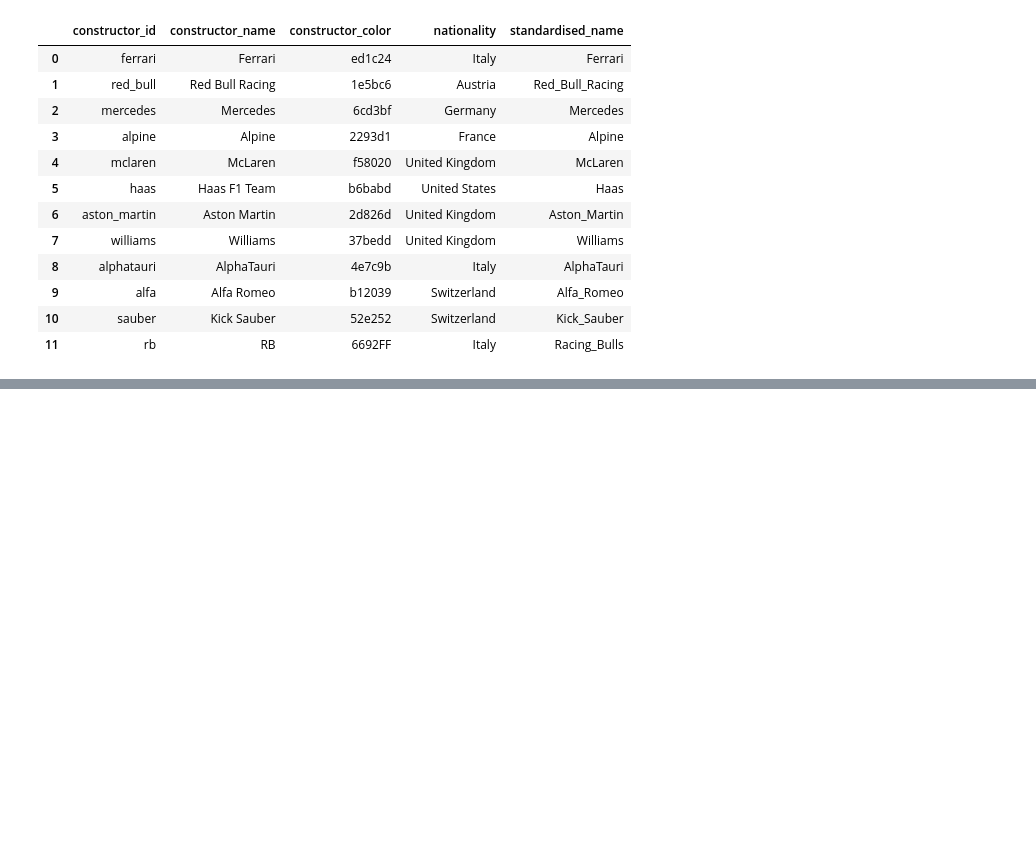
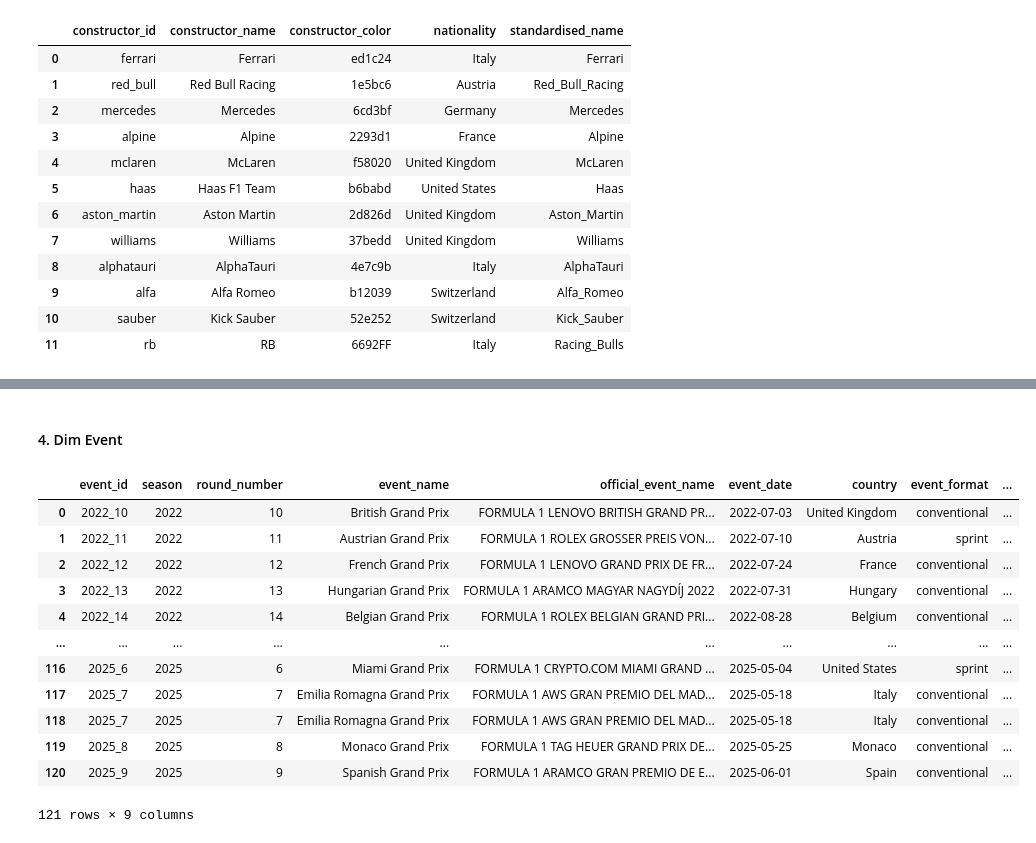
Before and after one commit to Mrityunjayyshukla/Formula-1-Race-Strategy-Intelligence-Platform, a Jupyter notebook: data_modelling.ipynb, the cells around one changed output, grey strips where cells are left out. Drawn from its saved outputs; the diff is of its cells as text; code cells hidden in the pictures; blank space fills up the shorter version.

```diff
--- a/data_modelling.ipynb
+++ b/data_modelling.ipynb
@@ -119,0 +122,11 @@ dim_constructor
+# %%
+# This part will be mostly manual work as we don't have the feature from fast F1 to get the circuit details
+# Fetching the circuits from event name
+directory_folder = "f1_cleaned_data"
+events_list = []
+for file_path in Path(directory_folder).glob("202*/Round_*/*"):
+    year = file_path.parts[-3]
+    round_folder = file_path.parts[-2]
+    round_name = "_".join(round_folder.split("_")[2:])
+    if round_name not in events_list:
+        events_list.append(round_name)
@@ -119,0 +188,65 @@ dim_constructor
+# %% [markdown]
+#### 4. Dim Event
+# %%
+# To get the information for Dim_Event, we need it from 2 sources, i.e., the cleaned data and Fast F1.
+# First, we'll fetch the event_id, year, round_number and round_name from cleaned data. Then official_event_name, event_date, country, event_format will be fetched from FastF1 by comparing he event_name.
+# Circuit Id will also be required so it can be fetched from dim_circuit by comparing the Countries from FastF1 and Dim_circuit
+event_dict = {}
+directory_folder = 'f1_cleaned_data'
+# Step 1: Fetching the details from Cleaned Data
+for file_path in Path(directory_folder).glob("202*/Round_*/*"):
+    year = file_path.parts[-3]
+    round_folder = file_path.parts[-2]
+    round_number = round_folder.split("_")[1]
+    event_id = f"{year}_{round_number}"
+    round_name = " ".join(round_folder.split("_")[2:])
+    if event_id not in event_dict:
+        event_dict[event_id] = [year, round_number, round_name]
+
+# Step 2: Convert the initial dictionary to Pandas Dataframe
+columns = ["event_id", "season", "round_number", "event_name"]
+dim_event = pd.DataFrame(
+    [[key, *values] for key, values in event_dict.items()], columns=columns
+)
+
+# Step 3: Matching the values of Event_name in event_dict and Fast F1 schedule
+all_schedules = []
+for year in dim_event['season'].unique():
+    schedule = f1.get_event_schedule(int(year), include_testing=False)
+    schedule_subset = schedule[['EventName', 'OfficialEventName', 'EventDate', 'Country', 'EventFormat']].copy()
+    schedule_subset.columns = ['event_name', 'official_event_name', 'event_date', 'country', 'event_format']
+    schedule_subset['season'] = year
+    all_schedules.append(schedule_subset)
+
+all_schedules = pd.concat(all_schedules, ignore_index=True)
+dim_event = dim_event.merge(all_schedules, on=['season', 'event_name'], how='left')
+
+# Step 4: Get the circuit id from dim_circuit into dim_event
+# Match the countries for both the tables
+country_map = {
+    'Great Britain': 'United Kingdom',
+    'Abu Dhabi': 'United Arab Emirates',
+}
+dim_event['country'] = dim_event['country'].map(country_map).fillna(dim_event['country'])
+# get the country and circuit_id from dim_circuit
+dim_circuit_subset = dim_circuit[['circuit_id', 'country']].copy()
+dim_event = dim_event.merge(dim_circuit_subset, on=['country'], how='left')
+
+# Step 5: Map the sprint and sprint_qualifying events into one
+format_map = {'sprint_shootout': 'sprint', 'sprint_qualifying': 'sprint'}
+dim_event['event_format'] = dim_event['event_format'].map(format_map).fillna(dim_event['event_format'])
+dim_event
+# %% [output]
+|  | event_id | season | round_number | event_name | official_event_name | event_date | country | event_format | ... |
+| 0 | 2022_10 | 2022 | 10 | British Grand Prix | FORMULA 1 LENOVO BRITISH GRAND PR... | 2022-07-03 | United Kingdom | conventional | ... |
+| 1 | 2022_11 | 2022 | 11 | Austrian Grand Prix | FORMULA 1 ROLEX GROSSER PREIS VON... | 2022-07-10 | Austria | sprint | ... |
+| 2 | 2022_12 | 2022 | 12 | French Grand Prix | FORMULA 1 LENOVO GRAND PRIX DE FR... | 2022-07-24 | France | conventional | ... |
+| 3 | 2022_13 | 2022 | 13 | Hungarian Grand Prix | FORMULA 1 ARAMCO MAGYAR NAGYDÍJ 2022 | 2022-07-31 | Hungary | conventional | ... |
+| 4 | 2022_14 | 2022 | 14 | Belgian Grand Prix | FORMULA 1 ROLEX BELGIAN GRAND PRI... | 2022-08-28 | Belgium | conventional | ... |
+| ... | ... | ... | ... | ... | ... | ... | ... | ... | ... |
+| 116 | 2025_6 | 2025 | 6 | Miami Grand Prix | FORMULA 1 CRYPTO.COM MIAMI GRAND ... | 2025-05-04 | United States | sprint | ... |
+| 117 | 2025_7 | 2025 | 7 | Emilia Romagna Grand Prix | FORMULA 1 AWS GRAN PREMIO DEL MAD... | 2025-05-18 | Italy | conventional | ... |
+| 118 | 2025_7 | 2025 | 7 | Emilia Romagna Grand Prix | FORMULA 1 AWS GRAN PREMIO DEL MAD... | 2025-05-18 | Italy | conventional | ... |
+| 119 | 2025_8 | 2025 | 8 | Monaco Grand Prix | FORMULA 1 TAG HEUER GRAND PRIX DE... | 2025-05-25 | Monaco | conventional | ... |
+| 120 | 2025_9 | 2025 | 9 | Spanish Grand Prix | FORMULA 1 ARAMCO GRAN PREMIO DE E... | 2025-06-01 | Spain | conventional | ... |
+121 rows × 9 columns
```
Also changed, not shown: parts of 3 cells of this notebook.
